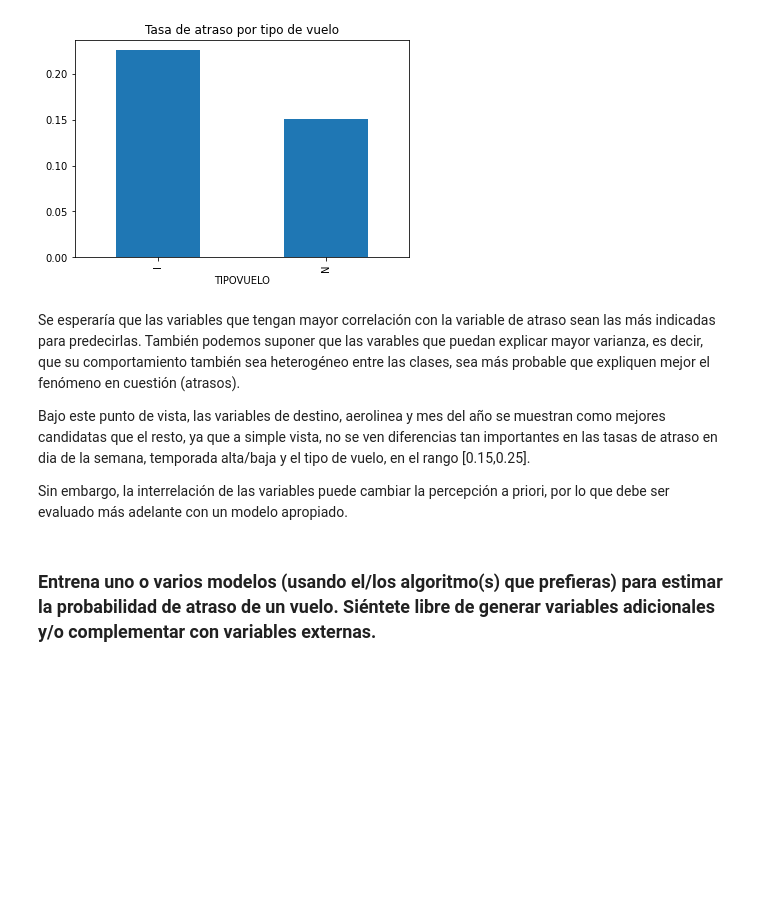
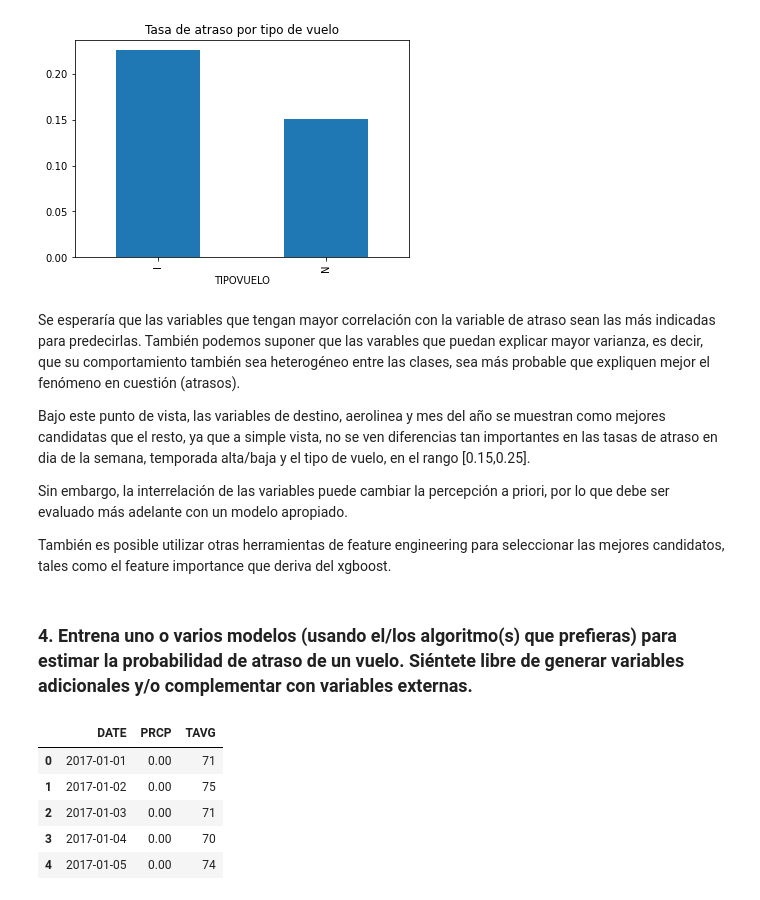
Before and after one commit to dpandelarab/challenge_latam, a Jupyter notebook: solution.ipynb, the cells around one changed output. Cells and saved outputs as stored; diff of their text form; code cells hidden in the pictures; blank space fills up the shorter version.

Commit message:
Adding training models for question 4

```diff
--- a/solution.ipynb
+++ b/solution.ipynb
@@ -271,8 +267,10 @@ Se esperaría que las variables que tengan mayor correlación con la variable de
 Bajo este punto de vista, las variables de destino, aerolinea y mes del año se muestran como mejores candidatas que el resto, ya que a simple vista, no se ven diferencias tan importantes en las tasas de atraso en dia de la semana, temporada alta/baja y el tipo de vuelo, en el rango [0.15,0.25].
 
 Sin embargo, la interrelación de las variables puede cambiar la percepción a priori, por lo que debe ser evaluado más adelante con un modelo apropiado.
+
+También es posible utilizar otras herramientas de feature engineering para seleccionar las mejores candidatos, tales como el feature importance que deriva del xgboost.
 # %% [markdown]
-### Entrena uno o varios modelos (usando el/los algoritmo(s) que prefieras) para estimar la probabilidad de atraso de un vuelo. Siéntete libre de generar variables adicionales y/o complementar con variables externas.
+### 4. Entrena uno o varios modelos (usando el/los algoritmo(s) que prefieras) para estimar la probabilidad de atraso de un vuelo. Siéntete libre de generar variables adicionales y/o complementar con variables externas.
 # %%
 import xgboost as xgb
 from sklearn.model_selection import train_test_split,KFold,cross_val_score
@@ -283,3 +285,17 @@ def one_hot(df,cols):
         df=pd.concat([df,dummies],axis=1)
         del df[col]
     return df
+# %%
+#Se añade datos de condiciones climáticas, ya que pueden afectar la programación del vuelo según Goodman and Small (2019). https://journals.ametsoc.org/view/journals/apme/58/3/jamc-d-17-0277.1.xml
+#Fuente: https://www.ncei.noaa.gov/
+weather_data = pd.read_csv('weather_data.csv', )[['DATE','PRCP','TAVG']]
+weather_data['TAVG'] = weather_data.TAVG.ffill()
+weather_data['PRCP'] = weather_data.PRCP.fillna(0)
+weather_data.head()
+# %% [output]
+|  | DATE | PRCP | TAVG |
+| 0 | 2017-01-01 | 0.00 | 71 |
+| 1 | 2017-01-02 | 0.00 | 75 |
+| 2 | 2017-01-03 | 0.00 | 71 |
+| 3 | 2017-01-04 | 0.00 | 70 |
+| 4 | 2017-01-05 | 0.00 | 74 |
```
Also changed, not shown: parts of 19 cells of this notebook.
